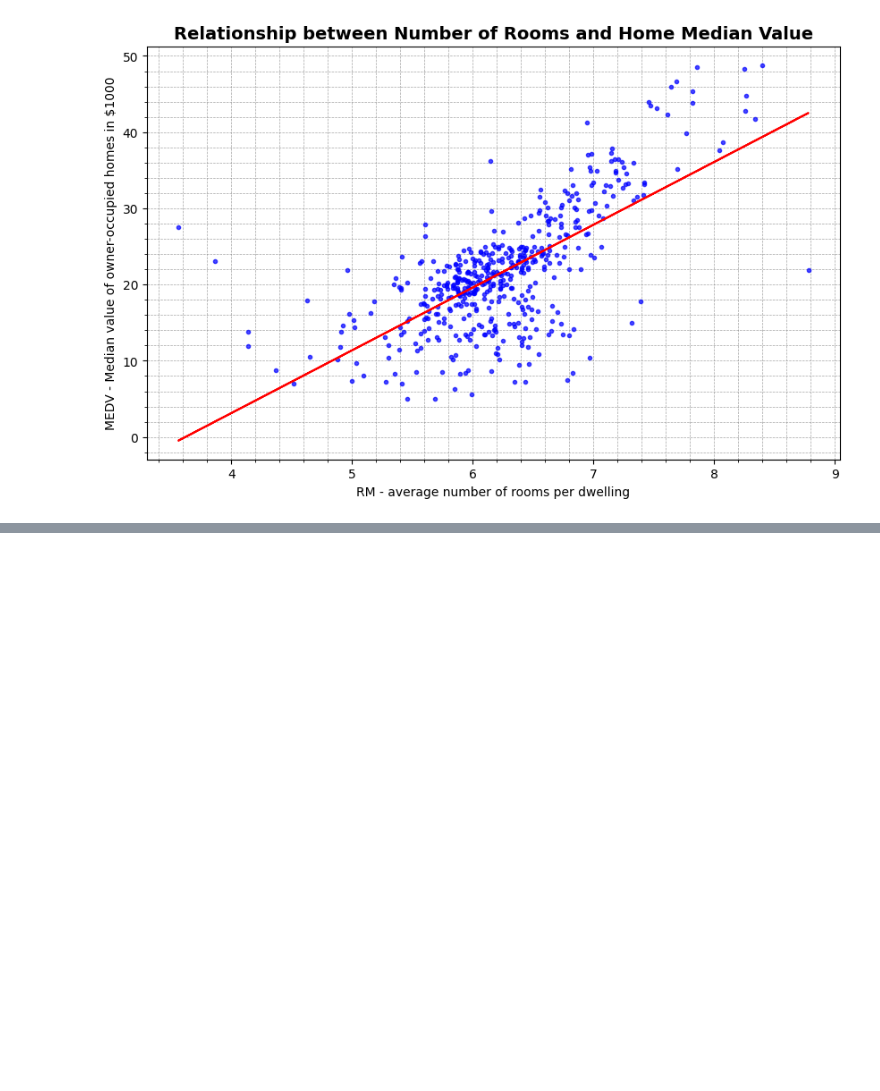
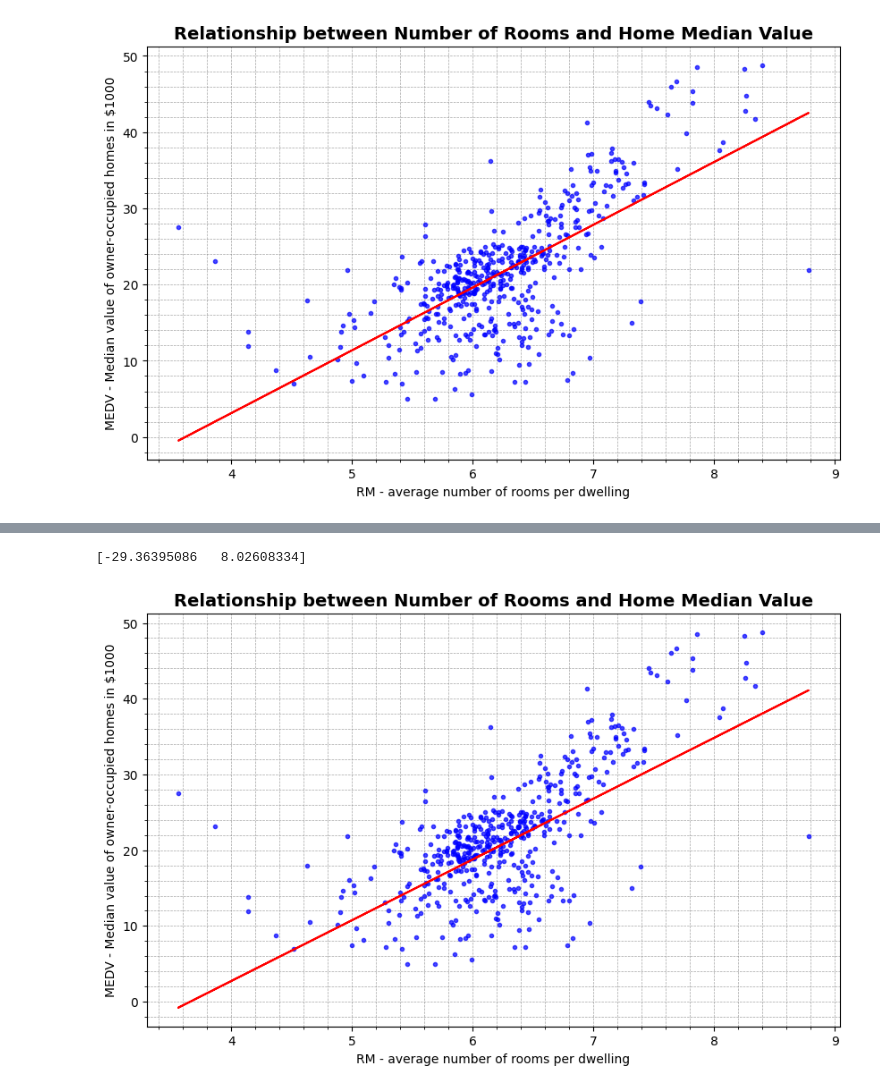
Before and after one commit to raphsenn/ai-notebooks, a Jupyter notebook: machine_learning/linear_methods/linear_regression.ipynb, the cells around one changed output, grey strips where cells are left out. Drawn from its saved outputs; the diff is of its cells as text; code cells hidden in the pictures; blank space fills up the shorter version.

Commit message:
implementation of stochastic gradient descent for linear regression

```diff
--- a/machine_learning/linear_methods/linear_regression.ipynb
+++ b/machine_learning/linear_methods/linear_regression.ipynb
@@ -320,0 +328,26 @@ plt.show()
+# %%
+def stochastic_gradient_descent(X: np.array, y: np.array, eps: float, max_iter: int, batch_size: int, verbose: bool=False) -> np.array:
+    w = np.random.rand(2)
+
+    for iter in range(max_iter):
+        # Generate random permutation.
+        indices = np.random.permutation(len(X))
+        X_shuffled = X[indices]
+        y_shuffled = y[indices]
+
+        for i in range(0, len(X), batch_size):
+            # Create mini batches
+            X_batched = X_shuffled[i::i + batch_size]
+            y_batched = y_shuffled[i::i + batch_size]
+
+            # Then, just normal gradient descent
+            y_hat = np.dot(X_batched, w)
+            J_w = -2 * np.dot((y_batched-y_hat), X_batched) / len(X_batched)
+            w = w - eps * J_w
+
+        if verbose and iter % 1000 == 0:
+            loss = np.mean((y - y_hat)**2)
+            print(f"Iter: {iter}, Loss: {loss}")
+    return w
+# %%
+w_star = stochastic_gradient_descent(X_b, y, eps=0.001, max_iter=10000, batch_size=16, verbose=True)
@@ -320,0 +365,18 @@ plt.show()
+# %%
+# Resulting weight vector
+print(w_star)
+# %% [output]
+[-29.36395086   8.02608334]
+# %%
+b, m = w_star
+plt.figure(figsize=(10, 6))
+plt.title('Relationship between Number of Rooms and Home Median Value', fontsize=14, fontweight='bold')
+plt.grid(True, which='both', linestyle='--', linewidth=0.5, color='gray', alpha=0.7)
+plt.minorticks_on()
+plt.plot(X, y, 'o', color='blue', markersize=3, alpha=0.7)
+plt.plot(X, model(X, m=m, b=b), 'r', label='fitted line')
+plt.xlabel('RM - average number of rooms per dwelling')
+plt.ylabel('MEDV - Median value of owner-occupied homes in $1000')
+plt.show()
+# %% [output]
+[figure, added]
```
Also changed, not shown: parts of 6 cells of this notebook.
